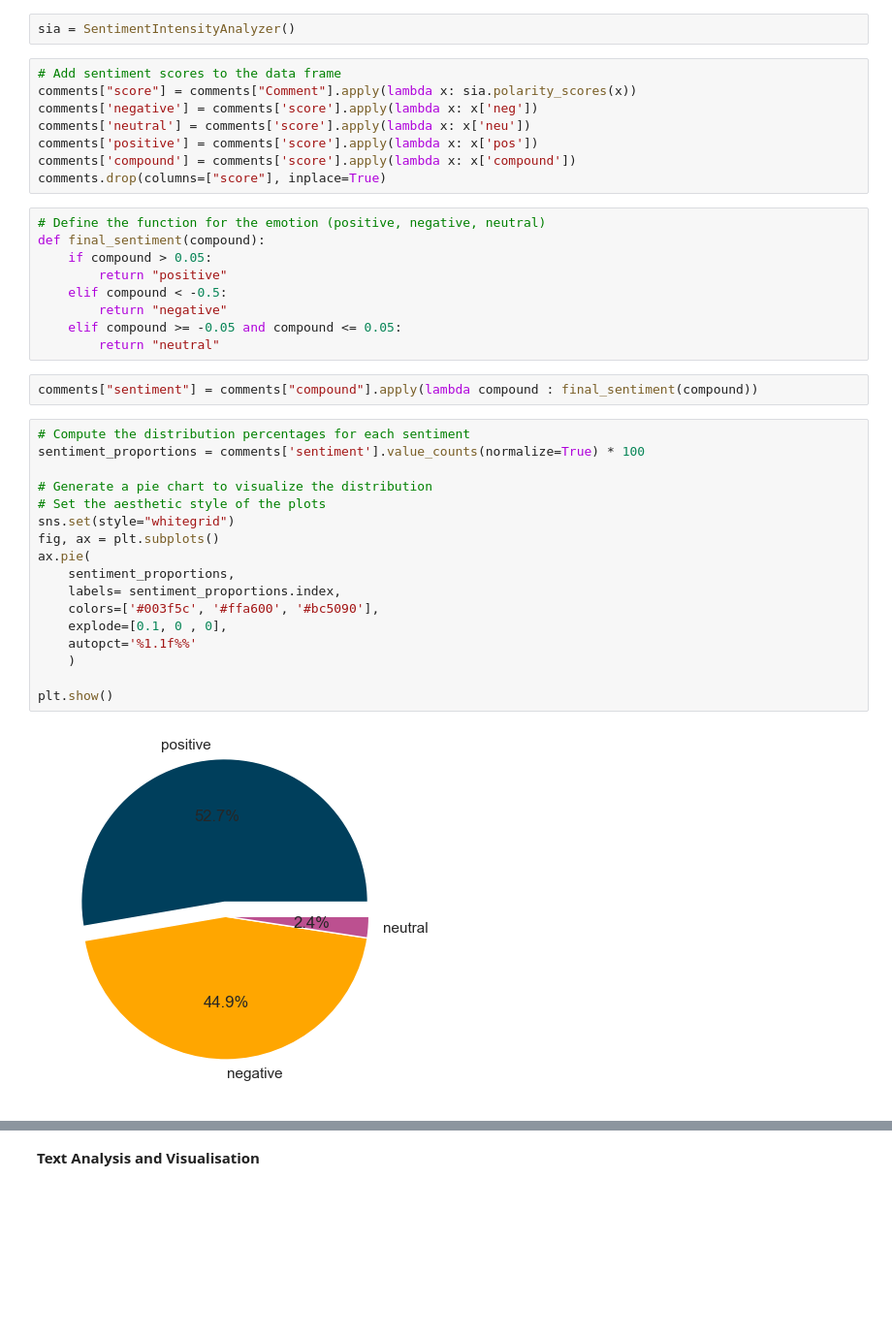
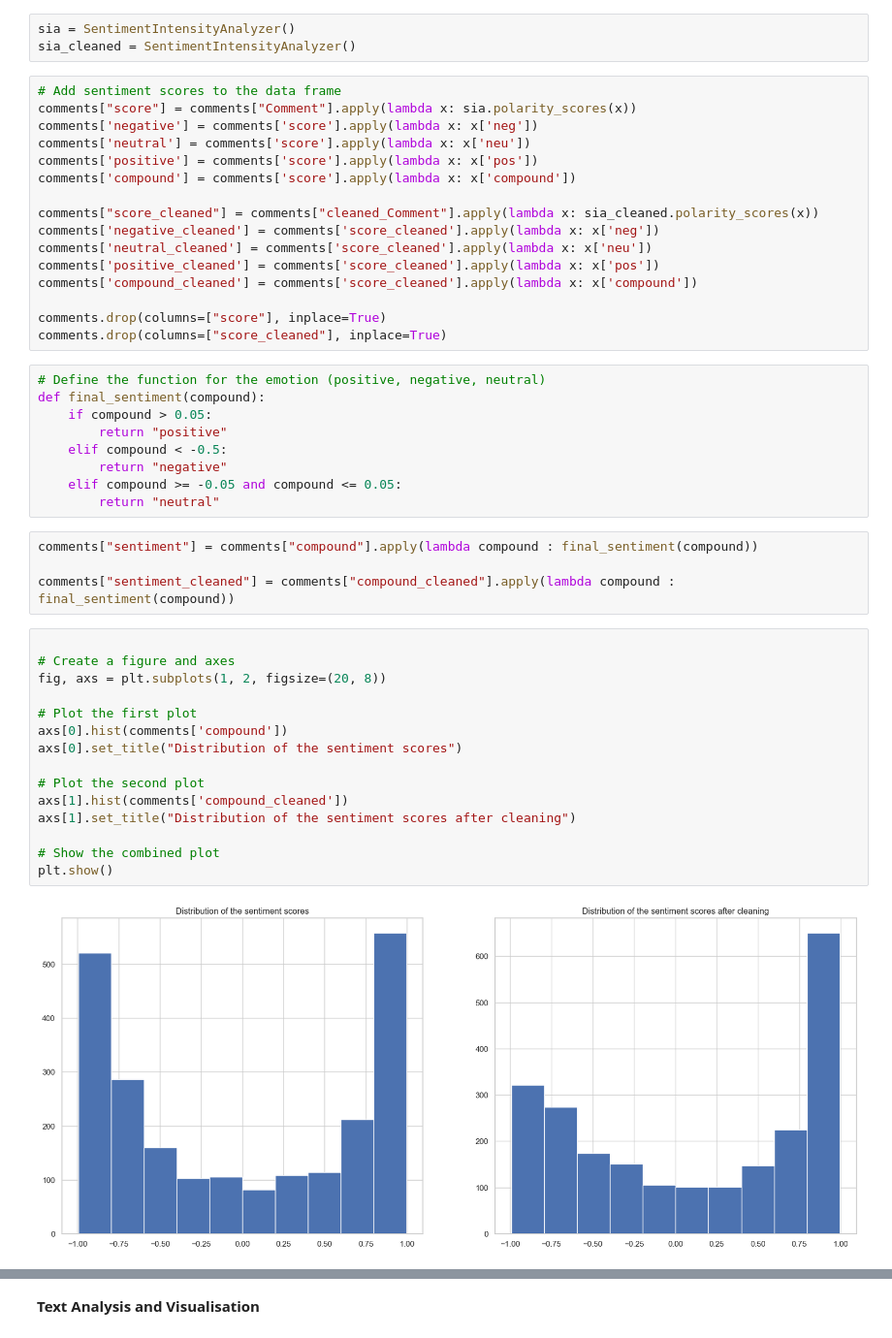
Before and after one commit to YouHayNeZ/NLP_for_Customer_Satisfaction_Modeling, a Jupyter notebook: sentiment_analysis_vader.ipynb, the cells around one changed output, grey strips where cells are left out. Shown at 97% size. Saved outputs shown, nothing was run; the diff lists cells and outputs as text; blank space fills up the shorter version.

```diff
--- a/sentiment_analysis_vader.ipynb
+++ b/sentiment_analysis_vader.ipynb
@@ -64,5 +84,6 @@ def remove_stopwords_and_non_alphabetic_tokens(one_comment):
 # %%
 sia = SentimentIntensityAnalyzer()
+sia_cleaned = SentimentIntensityAnalyzer()
 # %%
 # Add sentiment scores to the data frame
 comments["score"] = comments["Comment"].apply(lambda x: sia.polarity_scores(x))
@@ -70,7 +91,15 @@ comments['negative'] = comments['score'].apply(lambda x: x['neg'])
 comments['neutral'] = comments['score'].apply(lambda x: x['neu'])
 comments['positive'] = comments['score'].apply(lambda x: x['pos'])
 comments['compound'] = comments['score'].apply(lambda x: x['compound'])
+
+comments["score_cleaned"] = comments["cleaned_Comment"].apply(lambda x: sia_cleaned.polarity_scores(x))
+comments['negative_cleaned'] = comments['score_cleaned'].apply(lambda x: x['neg'])
+comments['neutral_cleaned'] = comments['score_cleaned'].apply(lambda x: x['neu'])
+comments['positive_cleaned'] = comments['score_cleaned'].apply(lambda x: x['pos'])
+comments['compound_cleaned'] = comments['score_cleaned'].apply(lambda x: x['compound'])
+
 comments.drop(columns=["score"], inplace=True)
+comments.drop(columns=["score_cleaned"], inplace=True)
 # %%
 # Define the function for the emotion (positive, negative, neutral)
 def final_sentiment(compound):
@@ -82,22 +111,22 @@ def final_sentiment(compound):
         return "neutral"
 # %%
 comments["sentiment"] = comments["compound"].apply(lambda compound : final_sentiment(compound))
+
+comments["sentiment_cleaned"] = comments["compound_cleaned"].apply(lambda compound : final_sentiment(compound))
-# %%
-# Compute the distribution percentages for each sentiment
-sentiment_proportions = comments['sentiment'].value_counts(normalize=True) * 100
-
-# Generate a pie chart to visualize the distribution
-# Set the aesthetic style of the plots
-sns.set(style="whitegrid")
-fig, ax = plt.subplots()
-ax.pie(
-    sentiment_proportions,
-    labels= sentiment_proportions.index,
-    colors=['#003f5c', '#ffa600', '#bc5090'],
-    explode=[0.1, 0 , 0],
-    autopct='%1.1f%%'
-    )
-
-plt.show()
-# %% [output]
-[figure, removed]
+# %%
+
+# Create a figure and axes
+fig, axs = plt.subplots(1, 2, figsize=(20, 8))
+
+# Plot the first plot
+axs[0].hist(comments['compound'])
+axs[0].set_title("Distribution of the sentiment scores")
+
+# Plot the second plot
+axs[1].hist(comments['compound_cleaned'])
+axs[1].set_title("Distribution of the sentiment scores after cleaning")
+
+# Show the combined plot
+plt.show()
+# %% [output]
+[figure, added]
```
Also changed, not shown: parts of 12 cells of this notebook.
